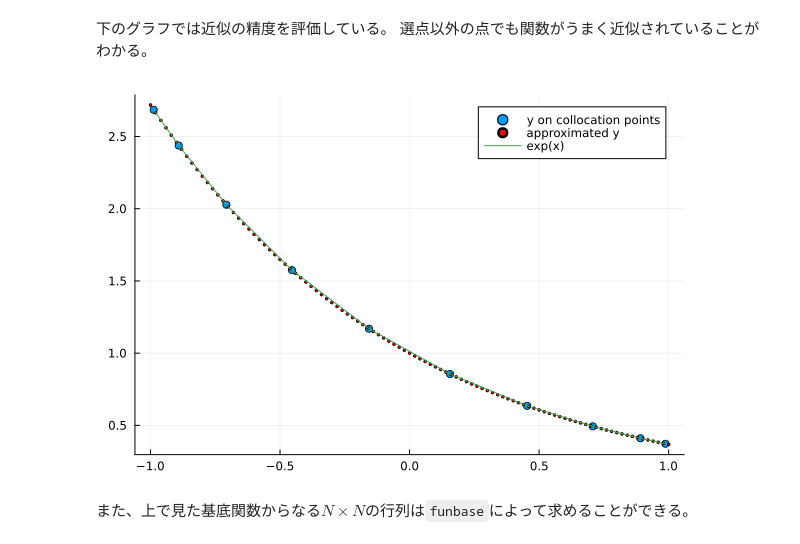
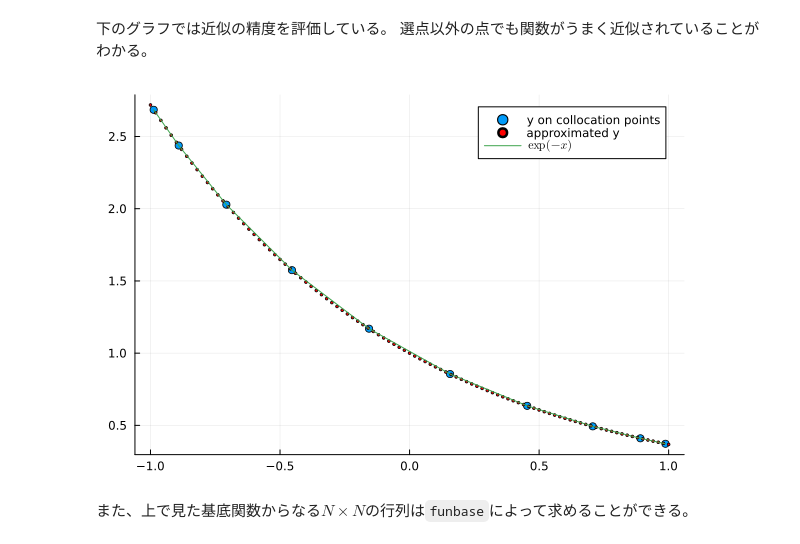
Before and after one commit to mizuhirosuzuki/quant_macro_study_group, a Jupyter notebook: Ch4/chebyshev.ipynb, the cells around one changed output. Cells and saved outputs as stored; diff of their text form; code cells hidden in the pictures.

```diff
--- a/Ch4/chebyshev.ipynb
+++ b/Ch4/chebyshev.ipynb
@@ -134,10 +147,10 @@ funeval(c, basis, [0.0])[1]
 # %%
 x_granular = -1:0.02:1
 plot(x, funeval(c, basis, x)[1], seriestype=:scatter, label="y on collocation points")
 plot!(x_granular, funeval(c, basis, x_granular)[1], seriestype=:scatter, label="approximated y", ms=1.5, mc=:red)
-plot!(x, f(x), label="exp(x)")
+plot!(x, f(x), label="\$\\exp(-x)\$")
 # %% [output]
-[figure, old version]
+[figure, new version]
 # %% [markdown]
 また、上で見た基底関数からなる$N \times N$の行列は`funbase`によって求めることができる。
 # %%
```
Also changed, not shown: parts of 14 cells of this notebook, 3 other files.
